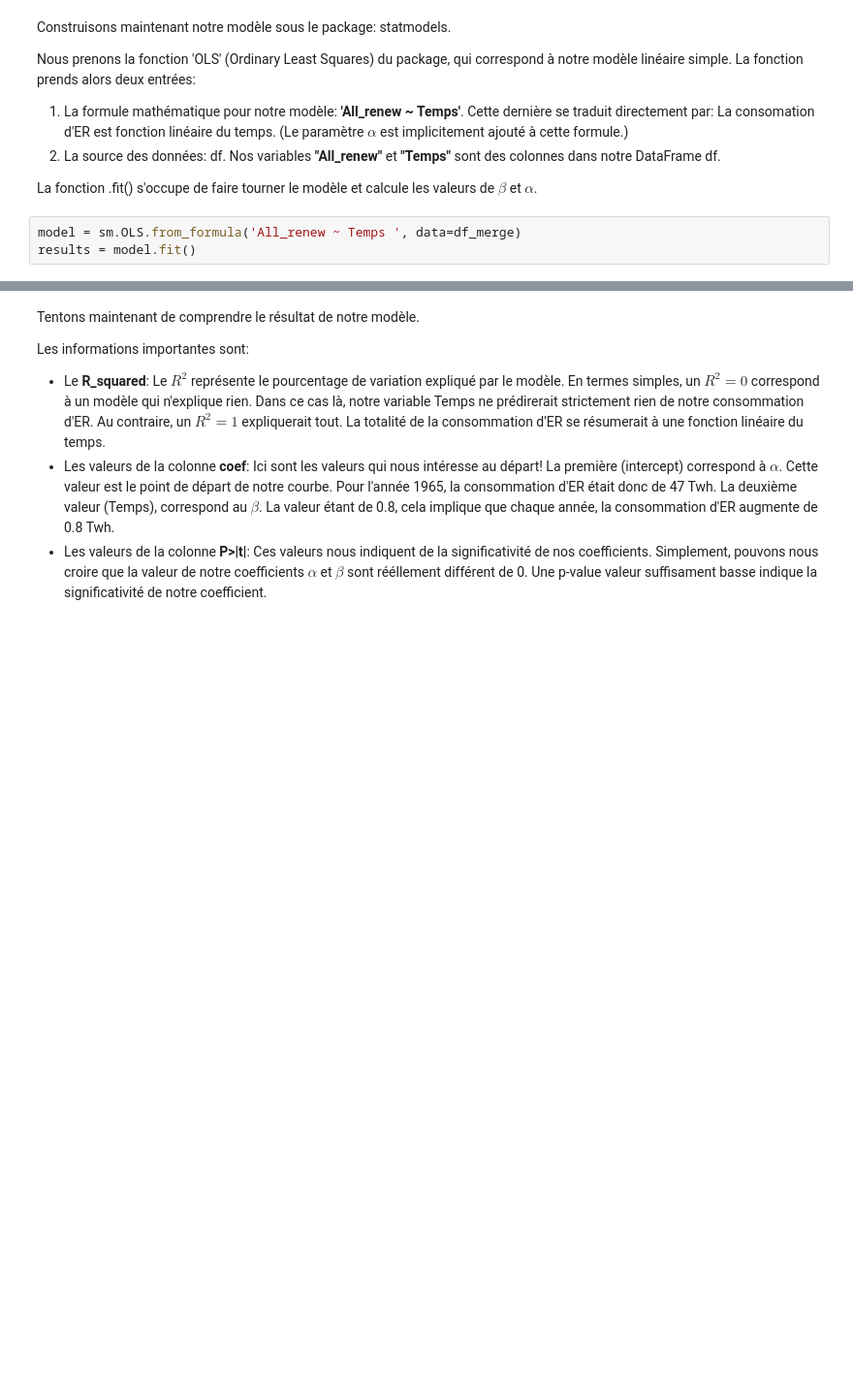
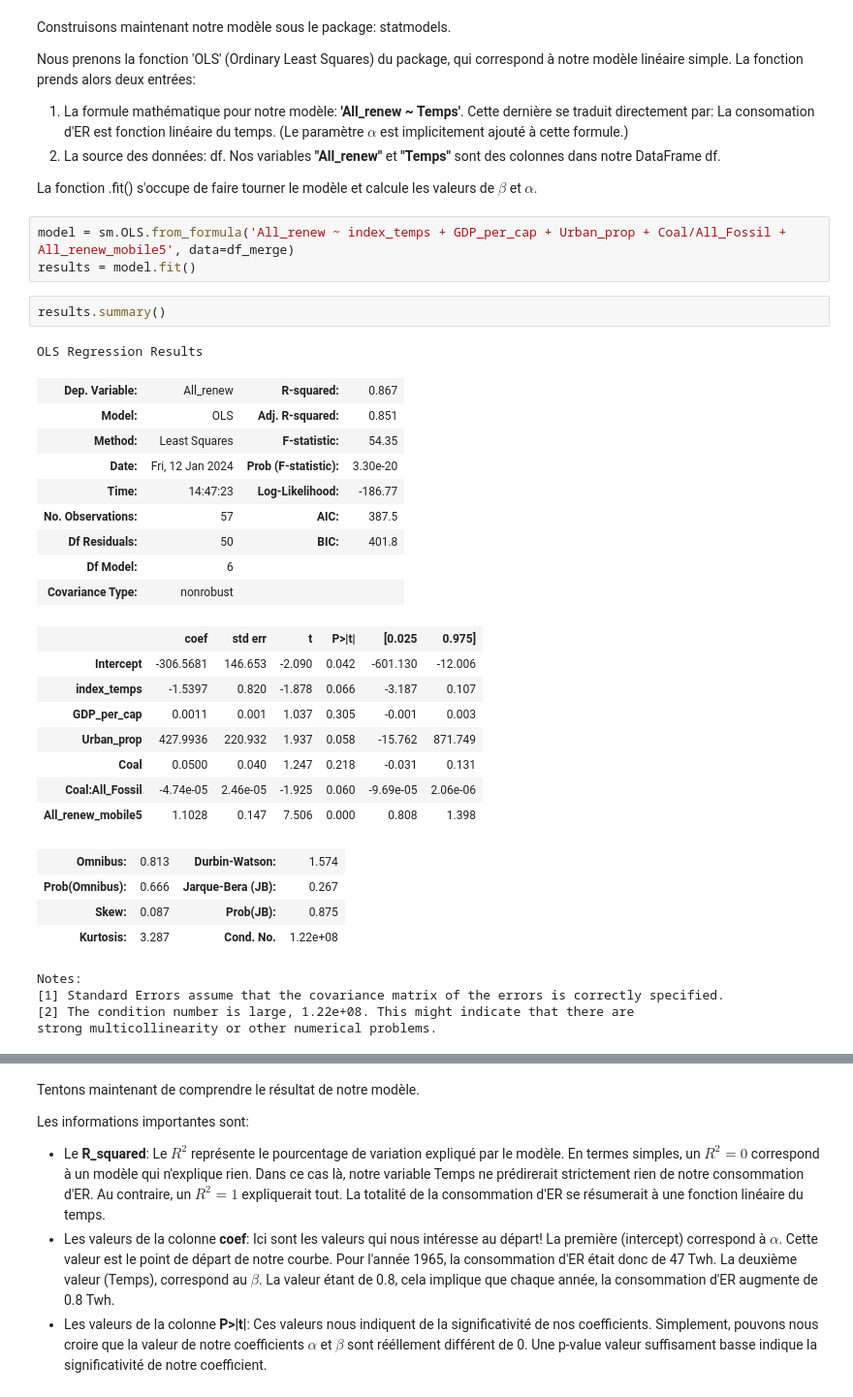
Before and after one commit to heretica/model_factory, a Jupyter notebook: groupe3/Walkthrough_Make_Model.ipynb, the cells around one changed output, grey strips where cells are left out. Shown at 97% size. Drawn from its saved outputs; the diff is of its cells as text; blank space fills up the shorter version.

```diff
--- a/groupe3/Walkthrough_Make_Model.ipynb
+++ b/groupe3/Walkthrough_Make_Model.ipynb
@@ -253,5 +250,34 @@ Nous prenons la fonction 'OLS' (Ordinary Least Squares) du package, qui correspo
 
 La fonction .fit() s'occupe de faire tourner le modèle et calcule les valeurs de $\beta$ et $\alpha$.
 # %%
-model = sm.OLS.from_formula('All_renew ~ Temps ', data=df_merge)
+model = sm.OLS.from_formula('All_renew ~ index_temps + GDP_per_cap + Urban_prop + Coal/All_Fossil + All_renew_mobile5', data=df_merge)
 results = model.fit()
+# %%
+results.summary()
+# %% [output]
+OLS Regression Results
+| Dep. Variable: | All_renew | R-squared: | 0.867 |
+| Model: | OLS | Adj. R-squared: | 0.851 |
+| Method: | Least Squares | F-statistic: | 54.35 |
+| Date: | Fri, 12 Jan 2024 | Prob (F-statistic): | 3.30e-20 |
+| Time: | 14:47:23 | Log-Likelihood: | -186.77 |
+| No. Observations: | 57 | AIC: | 387.5 |
+| Df Residuals: | 50 | BIC: | 401.8 |
+| Df Model: | 6 |  |  |
+| Covariance Type: | nonrobust |  |  |
+|  | coef | std err | t | P>|t| | [0.025 | 0.975] |
+| Intercept | -306.5681 | 146.653 | -2.090 | 0.042 | -601.130 | -12.006 |
+| index_temps | -1.5397 | 0.820 | -1.878 | 0.066 | -3.187 | 0.107 |
+| GDP_per_cap | 0.0011 | 0.001 | 1.037 | 0.305 | -0.001 | 0.003 |
+| Urban_prop | 427.9936 | 220.932 | 1.937 | 0.058 | -15.762 | 871.749 |
+| Coal | 0.0500 | 0.040 | 1.247 | 0.218 | -0.031 | 0.131 |
+| Coal:All_Fossil | -4.74e-05 | 2.46e-05 | -1.925 | 0.060 | -9.69e-05 | 2.06e-06 |
+| All_renew_mobile5 | 1.1028 | 0.147 | 7.506 | 0.000 | 0.808 | 1.398 |
+| Omnibus: | 0.813 | Durbin-Watson: | 1.574 |
+| Prob(Omnibus): | 0.666 | Jarque-Bera (JB): | 0.267 |
+| Skew: | 0.087 | Prob(JB): | 0.875 |
+| Kurtosis: | 3.287 | Cond. No. | 1.22e+08 |
+Notes:
+[1] Standard Errors assume that the covariance matrix of the errors is correctly specified.
+[2] The condition number is large, 1.22e+08. This might indicate that there are
+strong multicollinearity or other numerical problems.
```
Also changed, not shown: parts of 9 cells of this notebook.
